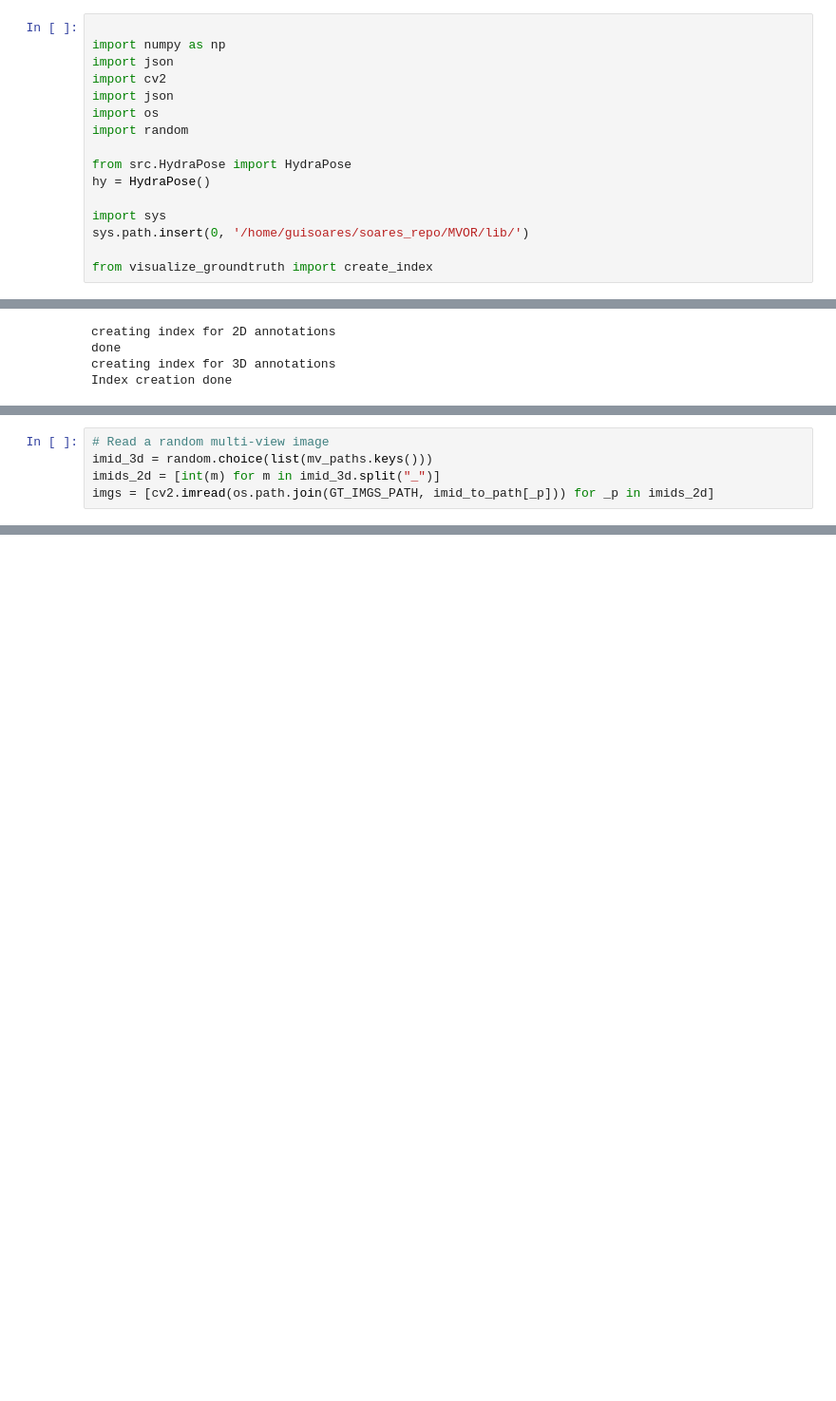
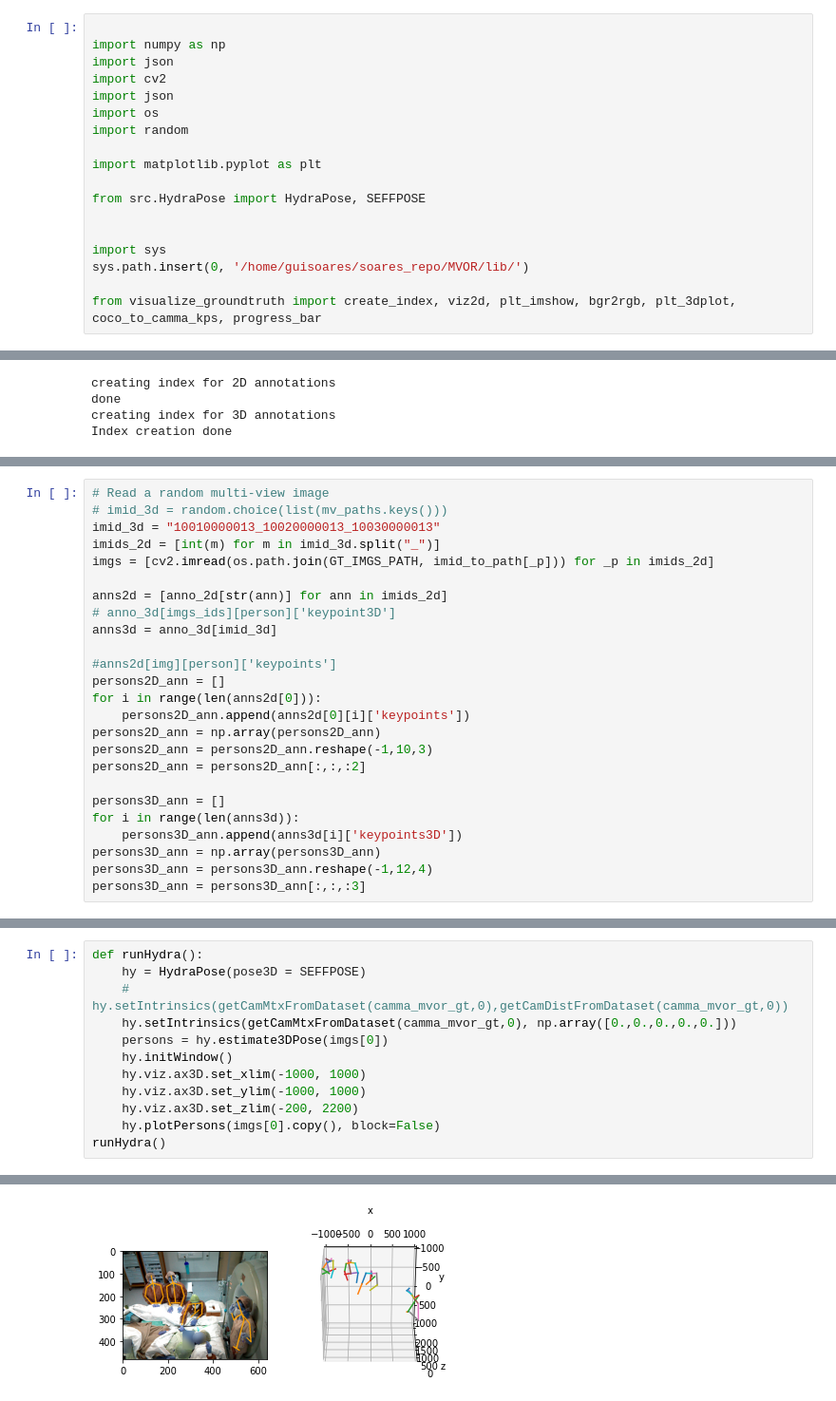
Before and after one commit to rob-med-usp/human_pose, a Jupyter notebook: eval_hydra.ipynb, the cells around one changed output, grey strips where cells are left out. Shown at 95% size. Saved outputs shown, nothing was run; the diff lists cells and outputs as text; blank space fills up the shorter version.

Commit message:
Progrss in evaluation

```diff
--- a/eval_hydra.ipynb
+++ b/eval_hydra.ipynb
@@ -7,10 +7,12 @@ import json
 import os
 import random
 
-from src.HydraPose import HydraPose
-hy = HydraPose()
+import matplotlib.pyplot as plt
+
+from src.HydraPose import HydraPose, SEFFPOSE
+
 
 import sys
 sys.path.insert(0, '/home/guisoares/soares_repo/MVOR/lib/')
 
-from visualize_groundtruth import create_index
+from visualize_groundtruth import create_index, viz2d, plt_imshow, bgr2rgb, plt_3dplot, coco_to_camma_kps, progress_bar
@@ -85,5 +101,25 @@ def getMinimalDist(persons_est, persons_annon):
 # %%
 # Read a random multi-view image
-imid_3d = random.choice(list(mv_paths.keys()))
+# imid_3d = random.choice(list(mv_paths.keys()))
+imid_3d = "10010000013_10020000013_10030000013"
 imids_2d = [int(m) for m in imid_3d.split("_")]
 imgs = [cv2.imread(os.path.join(GT_IMGS_PATH, imid_to_path[_p])) for _p in imids_2d]
+
+anns2d = [anno_2d[str(ann)] for ann in imids_2d]
+# anno_3d[imgs_ids][person]['keypoint3D']
+anns3d = anno_3d[imid_3d]
+
+#anns2d[img][person]['keypoints']
+persons2D_ann = []
+for i in range(len(anns2d[0])):
+    persons2D_ann.append(anns2d[0][i]['keypoints'])
+persons2D_ann = np.array(persons2D_ann)
+persons2D_ann = persons2D_ann.reshape(-1,10,3)
+persons2D_ann = persons2D_ann[:,:,:2]
+
+persons3D_ann = []
+for i in range(len(anns3d)):
+    persons3D_ann.append(anns3d[i]['keypoints3D'])
+persons3D_ann = np.array(persons3D_ann)
+persons3D_ann = persons3D_ann.reshape(-1,12,4)
+persons3D_ann = persons3D_ann[:,:,:3]
@@ -91,0 +174,13 @@ NameError: name 'DATASET_IMG_PATH' is not defined
+# %%
+def runHydra():
+    hy = HydraPose(pose3D = SEFFPOSE)
+    # hy.setIntrinsics(getCamMtxFromDataset(camma_mvor_gt,0),getCamDistFromDataset(camma_mvor_gt,0))
+    hy.setIntrinsics(getCamMtxFromDataset(camma_mvor_gt,0), np.array([0.,0.,0.,0.,0.]))
+    persons = hy.estimate3DPose(imgs[0])
+    hy.initWindow()
+    hy.viz.ax3D.set_xlim(-1000, 1000)
+    hy.viz.ax3D.set_ylim(-1000, 1000)
+    hy.viz.ax3D.set_zlim(-200, 2200)
+    hy.plotPersons(imgs[0].copy(), block=False)
+runHydra()
+# %% [output]
@@ -91,0 +188 @@ NameError: name 'DATASET_IMG_PATH' is not defined
+[figure, added]
```
Also changed, not shown: parts of 21 cells of this notebook, 3 other files.
